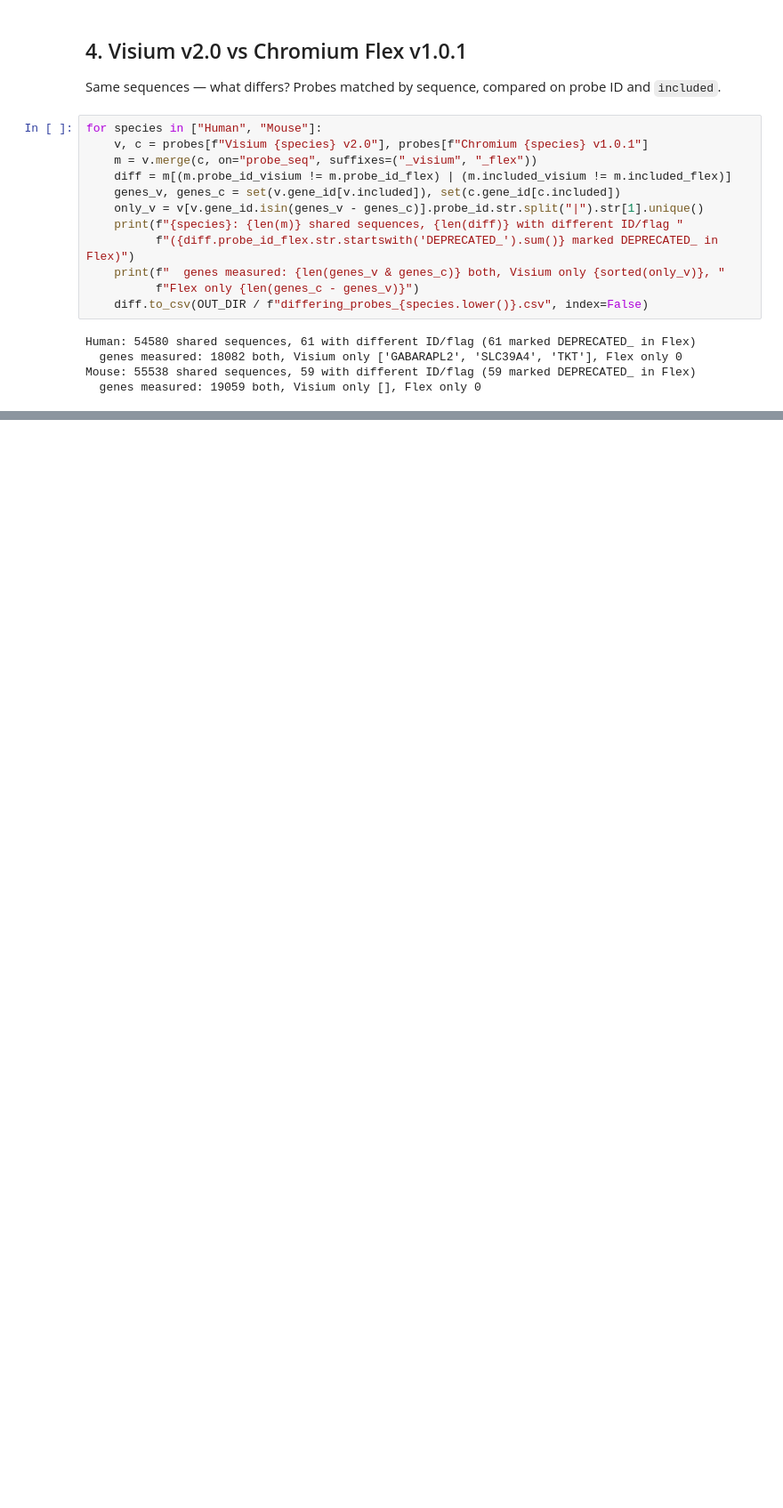
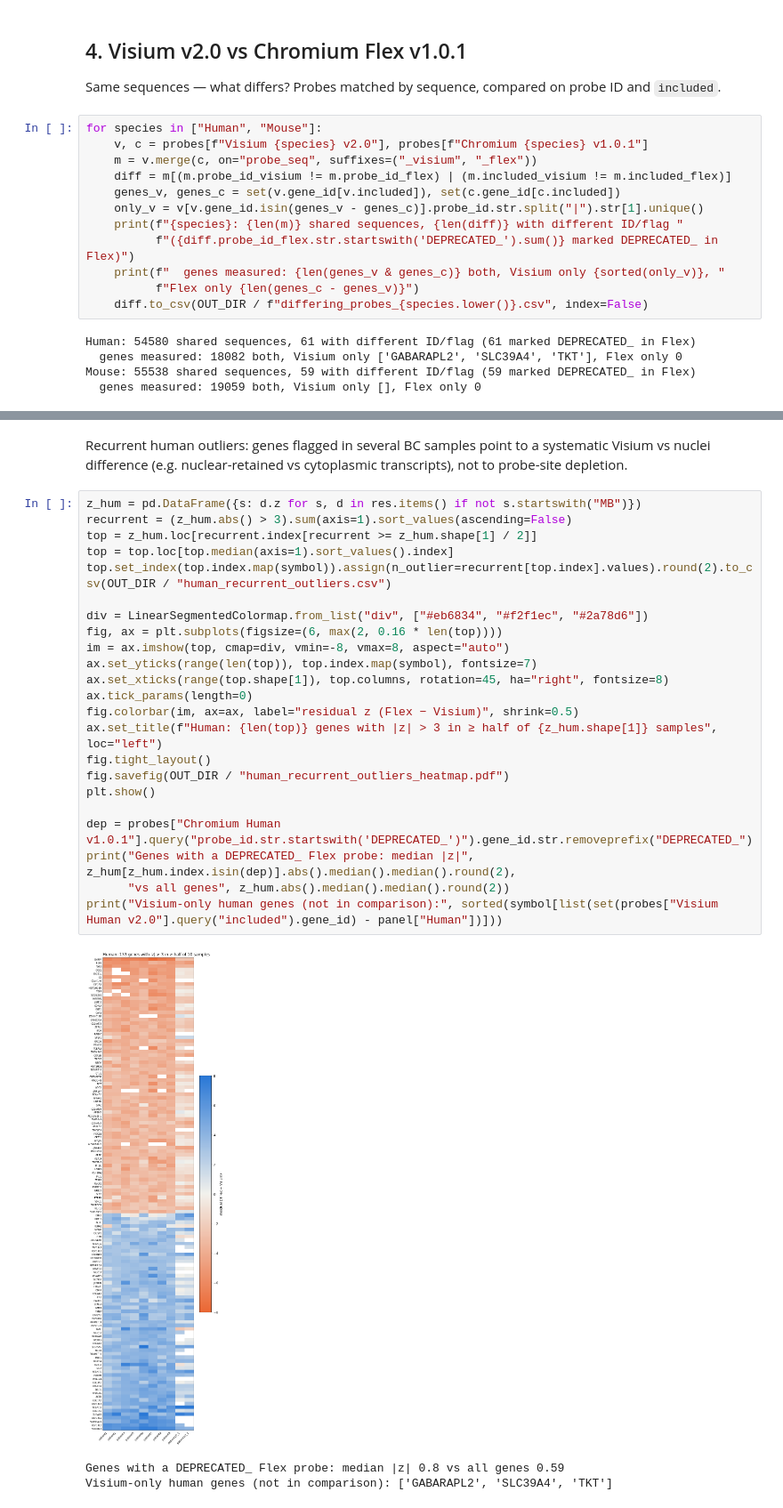
Before and after one commit to spatial-research/SIMPlex_analysis, a Jupyter notebook: scripts/jupyter/technical/probe_overlap.ipynb, the cells around one changed output, grey strips where cells are left out. Shown at 89% size. Drawn from its saved outputs; the diff is of its cells as text; blank space fills up the shorter version.

```diff
--- a/scripts/jupyter/technical/probe_overlap.ipynb
+++ b/scripts/jupyter/technical/probe_overlap.ipynb
@@ -123,0 +304,30 @@ Mouse: 55538 shared sequences, 59 with different ID/flag (59 marked DEPRECATED_
+# %% [markdown]
+Recurrent human outliers: genes flagged in several BC samples point to a systematic Visium vs nuclei difference
+(e.g. nuclear-retained vs cytoplasmic transcripts), not to probe-site depletion.
+# %%
+z_hum = pd.DataFrame({s: d.z for s, d in res.items() if not s.startswith("MB")})
+recurrent = (z_hum.abs() > 3).sum(axis=1).sort_values(ascending=False)
+top = z_hum.loc[recurrent.index[recurrent >= z_hum.shape[1] / 2]]
+top = top.loc[top.median(axis=1).sort_values().index]
+top.set_index(top.index.map(symbol)).assign(n_outlier=recurrent[top.index].values).round(2).to_csv(OUT_DIR / "human_recurrent_outliers.csv")
+
+div = LinearSegmentedColormap.from_list("div", ["#eb6834", "#f2f1ec", "#2a78d6"])
+fig, ax = plt.subplots(figsize=(6, max(2, 0.16 * len(top))))
+im = ax.imshow(top, cmap=div, vmin=-8, vmax=8, aspect="auto")
+ax.set_yticks(range(len(top)), top.index.map(symbol), fontsize=7)
+ax.set_xticks(range(top.shape[1]), top.columns, rotation=45, ha="right", fontsize=8)
+ax.tick_params(length=0)
+fig.colorbar(im, ax=ax, label="residual z (Flex − Visium)", shrink=0.5)
+ax.set_title(f"Human: {len(top)} genes with |z| > 3 in ≥ half of {z_hum.shape[1]} samples", loc="left")
+fig.tight_layout()
+fig.savefig(OUT_DIR / "human_recurrent_outliers_heatmap.pdf")
+plt.show()
+
+dep = probes["Chromium Human v1.0.1"].query("probe_id.str.startswith('DEPRECATED_')").gene_id.str.removeprefix("DEPRECATED_")
+print("Genes with a DEPRECATED_ Flex probe: median |z|", z_hum[z_hum.index.isin(dep)].abs().median().median().round(2),
+      "vs all genes", z_hum.abs().median().median().round(2))
+print("Visium-only human genes (not in comparison):", sorted(symbol[list(set(probes["Visium Human v2.0"].query("included").gene_id) - panel["Human"])]))
+# %% [output]
+[figure, added]
+Genes with a DEPRECATED_ Flex probe: median |z| 0.8 vs all genes 0.59
+Visium-only human genes (not in comparison): ['GABARAPL2', 'SLC39A4', 'TKT']
```
Also changed, not shown: parts of 19 cells of this notebook, 1 other file.
